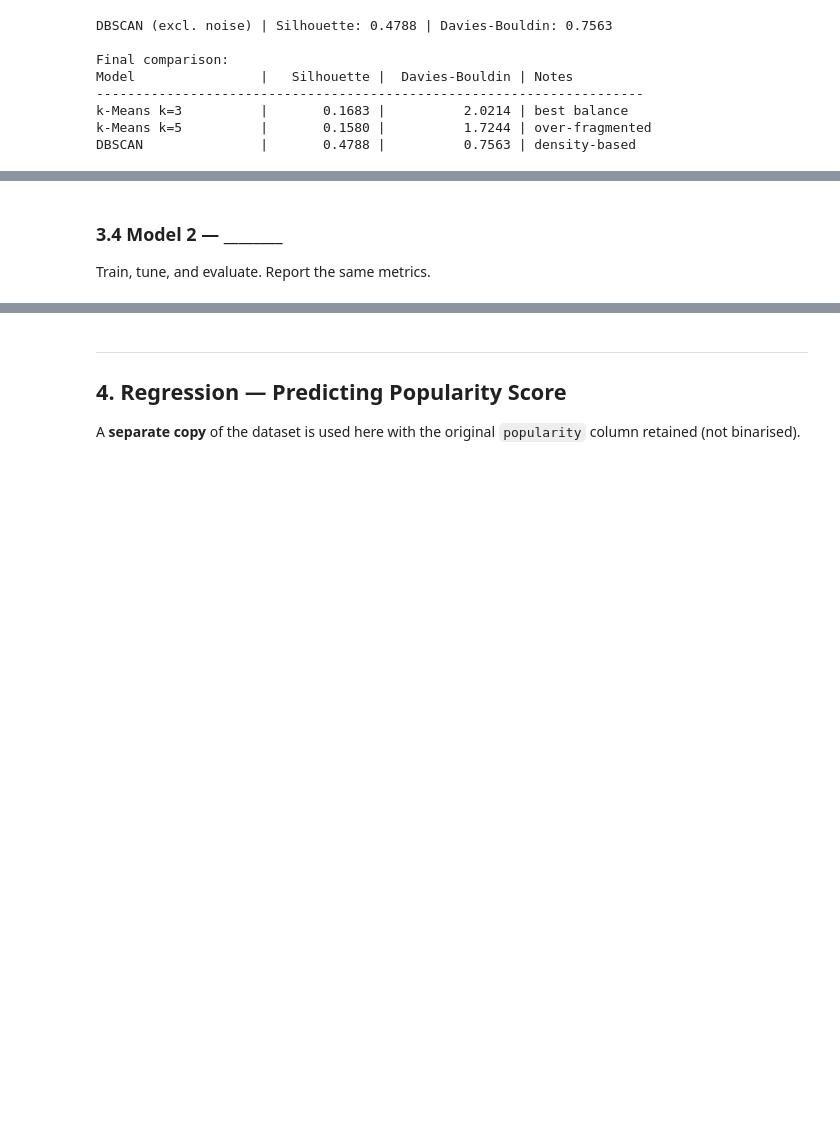
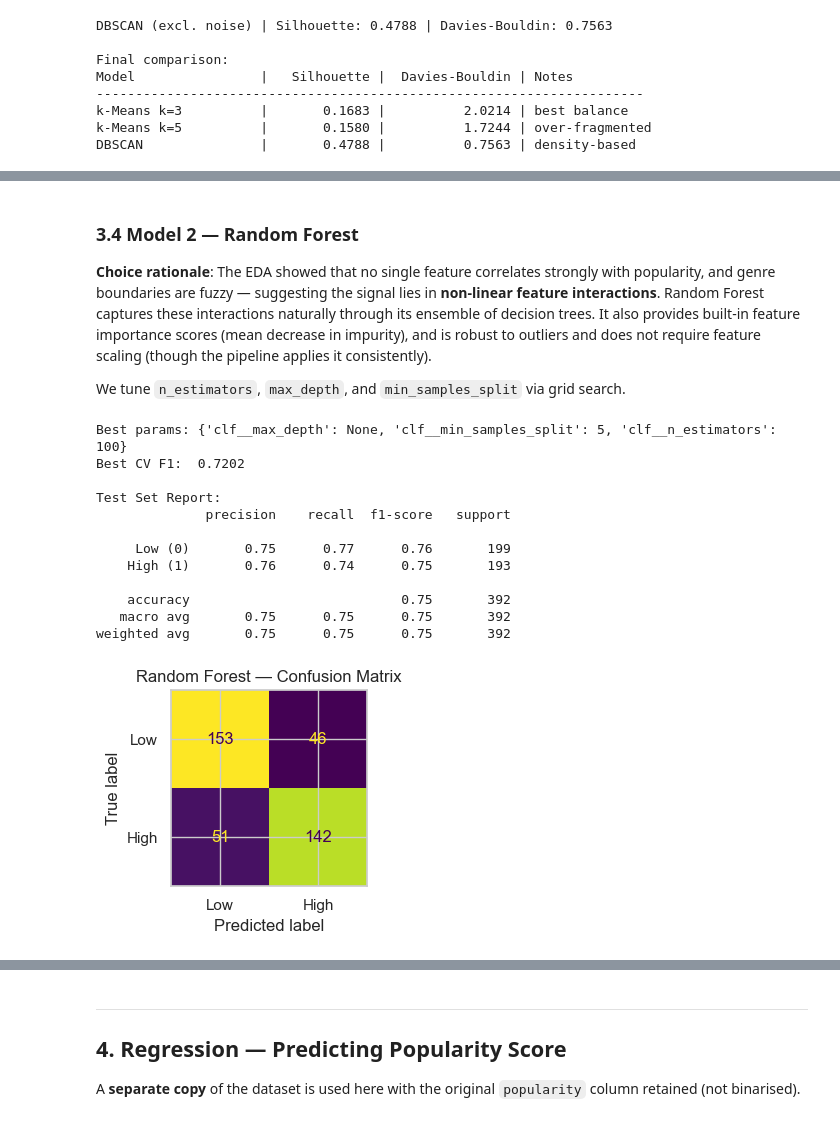
Before and after one commit to CallanMark/Data-Mining-Project, a Jupyter notebook: implementation.ipynb, the cells around one changed output, grey strips where cells are left out. Drawn from its saved outputs; the diff is of its cells as text; code cells hidden in the pictures; blank space fills up the shorter version.

```diff
--- a/implementation.ipynb
+++ b/implementation.ipynb
@@ -932,4 +984,51 @@ Train, tune, and evaluate. Report accuracy, precision, recall, F1, and confusion
 # %% [markdown]
-### 3.4 Model 2 — \_\_\_\_\_\_\_\_
+### 3.4 Model 2 — Random Forest
 
-Train, tune, and evaluate. Report the same metrics.
+**Choice rationale**: The EDA showed that no single feature correlates strongly with popularity, and genre boundaries are fuzzy — suggesting the signal lies in **non-linear feature interactions**. Random Forest captures these interactions naturally through its ensemble of decision trees. It also provides built-in feature importance scores (mean decrease in impurity), and is robust to outliers and does not require feature scaling (though the pipeline applies it consistently).
+
+We tune `n_estimators`, `max_depth`, and `min_samples_split` via grid search.
+# %%
+from sklearn.ensemble import RandomForestClassifier
+
+rf_pipe = Pipeline([
+    ('pre', preprocessor),
+    ('clf', RandomForestClassifier(random_state=RANDOM_STATE, n_jobs=-1))
+])
+
+rf_params = {
+    'clf__n_estimators':    [100, 200],
+    'clf__max_depth':       [None, 10, 20],
+    'clf__min_samples_split': [2, 5],
+}
+rf_search = GridSearchCV(rf_pipe, rf_params, cv=cv, scoring='f1', n_jobs=-1)
+rf_search.fit(X_train, y_train)
+
+print(f"Best params: {rf_search.best_params_}")
+print(f"Best CV F1:  {rf_search.best_score_:.4f}")
+
+best_rf = rf_search.best_estimator_
+y_pred_rf = best_rf.predict(X_test)
+print("\nTest Set Report:")
+print(classification_report(y_test, y_pred_rf, target_names=['Low (0)', 'High (1)']))
+
+fig, ax = plt.subplots(figsize=(4, 3))
+ConfusionMatrixDisplay.from_predictions(
+    y_test, y_pred_rf, ax=ax, colorbar=False, display_labels=['Low', 'High']
+)
+ax.set_title("Random Forest — Confusion Matrix")
+plt.tight_layout()
+plt.show()
+# %% [output]
+Best params: {'clf__max_depth': None, 'clf__min_samples_split': 5, 'clf__n_estimators': 100}
+Best CV F1:  0.7202
+
+Test Set Report:
+              precision    recall  f1-score   support
+
+     Low (0)       0.75      0.77      0.76       199
+    High (1)       0.76      0.74      0.75       193
+
+    accuracy                           0.75       392
+   macro avg       0.75      0.75      0.75       392
+weighted avg       0.75      0.75      0.75       392
+[figure, added]
```
Also changed, not shown: parts of 37 cells of this notebook, 1 other file.
